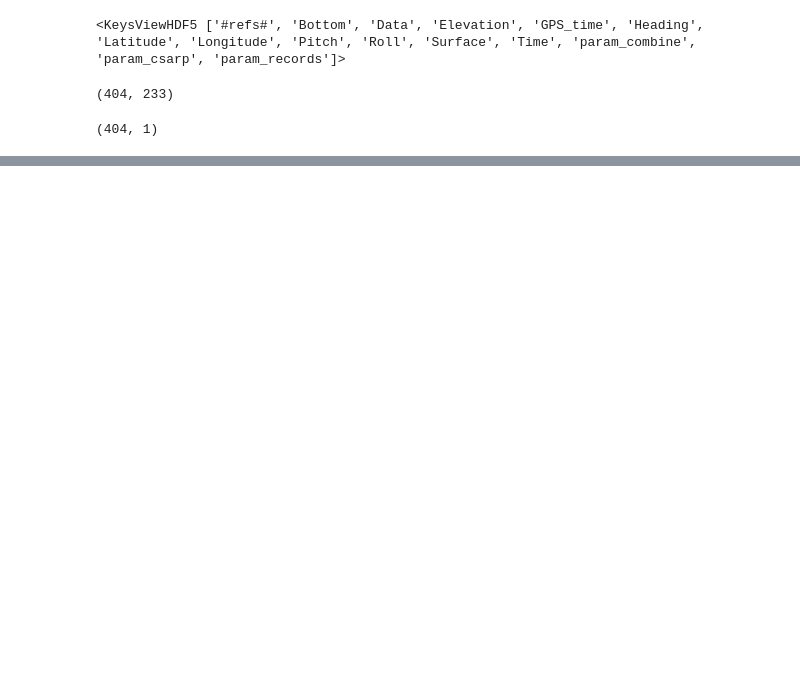
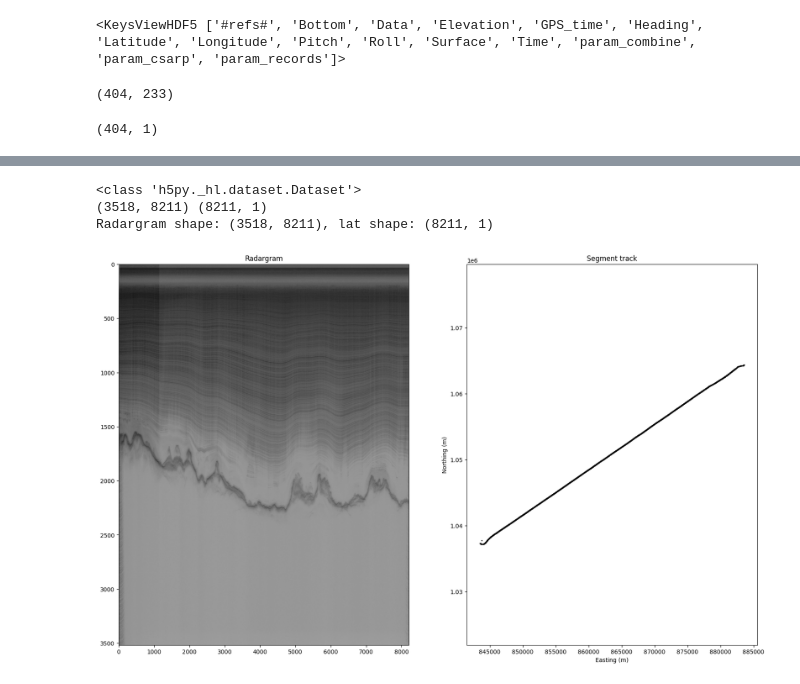
Before and after one commit to qiceradar/radar_wrangler, a Jupyter notebook: code/data_exploration/plot_cresis_mat.ipynb, the cells around one changed output, grey strips where cells are left out. Drawn from its saved outputs; the diff is of its cells as text; code cells hidden in the pictures; blank space fills up the shorter version.

```diff
--- a/code/data_exploration/plot_cresis_mat.ipynb
+++ b/code/data_exploration/plot_cresis_mat.ipynb
@@ -181,0 +205,7 @@ ff['Longitude'].shape
+# %%
+plot_cresis_matlab_radargram(domef_filepath)
+# %% [output]
+<class 'h5py._hl.dataset.Dataset'>
+(3518, 8211) (8211, 1)
+Radargram shape: (3518, 8211), lat shape: (8211, 1)
+[figure, added]
```
Also changed, not shown: parts of 19 cells of this notebook, 1 other file.
